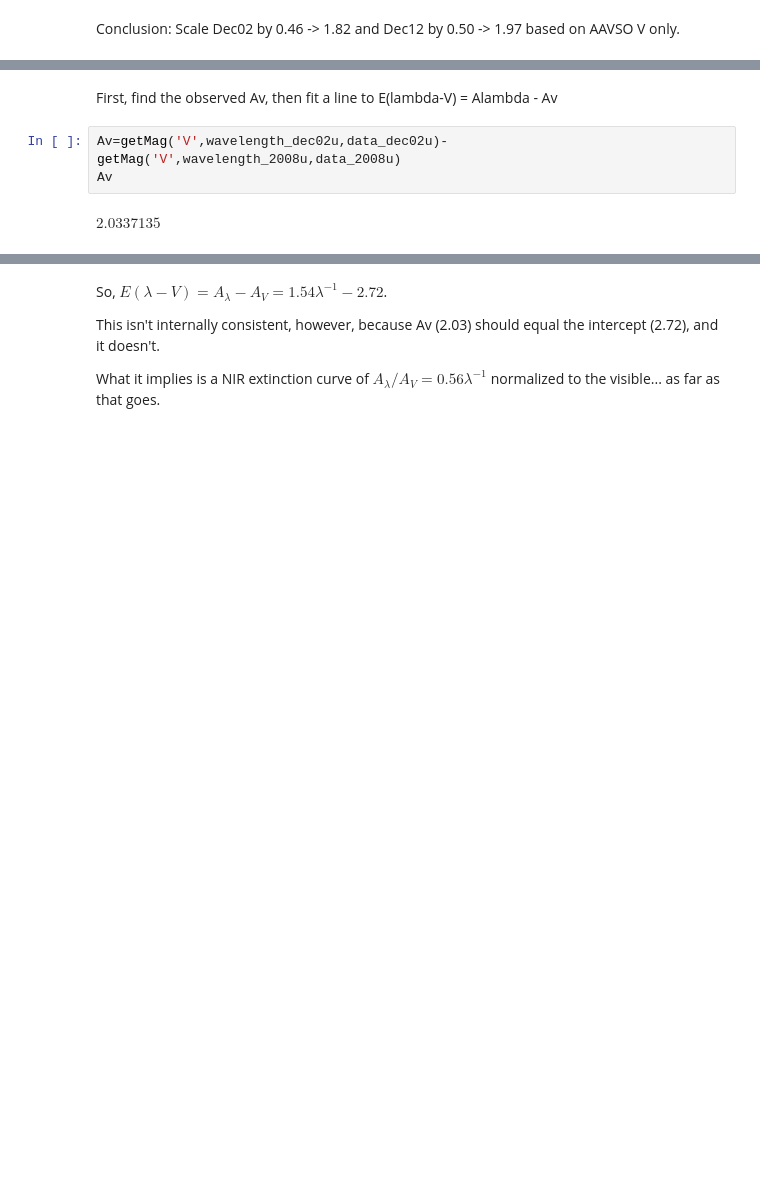
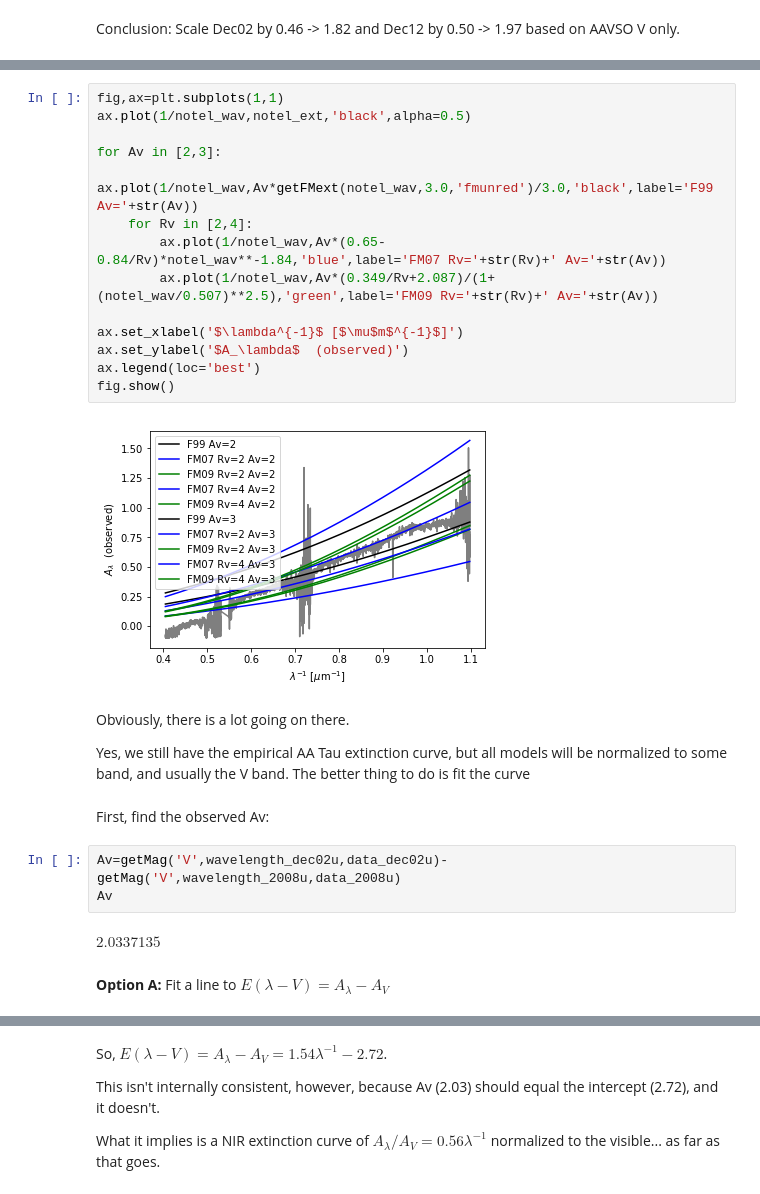
Before and after one commit to krislars/AA_Tau_Covey, a Jupyter notebook: AATau_data.ipynb, the cells around one changed output, grey strips where cells are left out. Drawn from its saved outputs; the diff is of its cells as text; blank space fills up the shorter version.

```diff
--- a/AATau_data.ipynb
+++ b/AATau_data.ipynb
@@ -808,10 +875,32 @@ fig.show()
+# %%
+fig,ax=plt.subplots(1,1)
+ax.plot(1/notel_wav,notel_ext,'black',alpha=0.5)
+
+for Av in [2,3]:
+    ax.plot(1/notel_wav,Av*getFMext(notel_wav,3.0,'fmunred')/3.0,'black',label='F99 Av='+str(Av))
+    for Rv in [2,4]:
+        ax.plot(1/notel_wav,Av*(0.65-0.84/Rv)*notel_wav**-1.84,'blue',label='FM07 Rv='+str(Rv)+' Av='+str(Av))
+        ax.plot(1/notel_wav,Av*(0.349/Rv+2.087)/(1+(notel_wav/0.507)**2.5),'green',label='FM09 Rv='+str(Rv)+' Av='+str(Av))
+
+ax.set_xlabel('$\lambda^{-1}$ [$\mu$m$^{-1}$]')
+ax.set_ylabel('$A_\lambda$  (observed)')
+ax.legend(loc='best')
+fig.show()
+# %% [output]
+[figure, added]
+# %% [markdown]
+Obviously, there is a lot going on there.
+
+Yes, we still have the empirical AA Tau extinction curve, but all models will be normalized to some band, and usually the V band.  The better thing to do is fit the curve
 # %% [markdown]
-First, find the observed Av, then fit a line to E(lambda-V) = Alambda - Av
+First, find the observed Av:
 # %%
 Av=getMag('V',wavelength_dec02u,data_dec02u)-getMag('V',wavelength_2008u,data_2008u)
 Av
 # %% [output]
 $2.0337135 \; \mathrm{}$
+# %% [markdown]
+**Option A:** Fit a line to $E(\lambda-V) = A_\lambda - A_V$
 # %%
 fita,fitb=np.polyfit(1/notel_wav,notel_ext-Av,1)
 fita,fitb,fita/fitb
```
Also changed, not shown: parts of 50 cells of this notebook.
